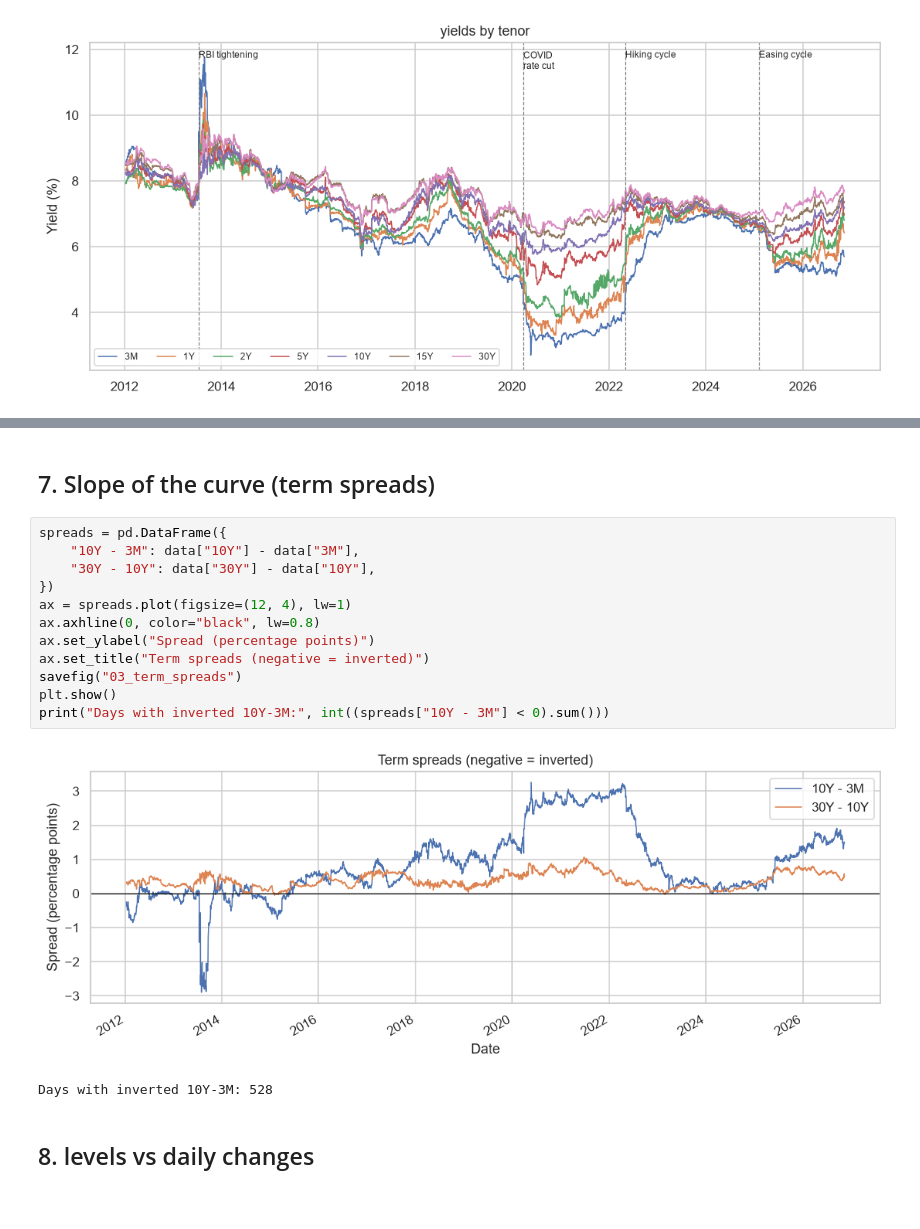
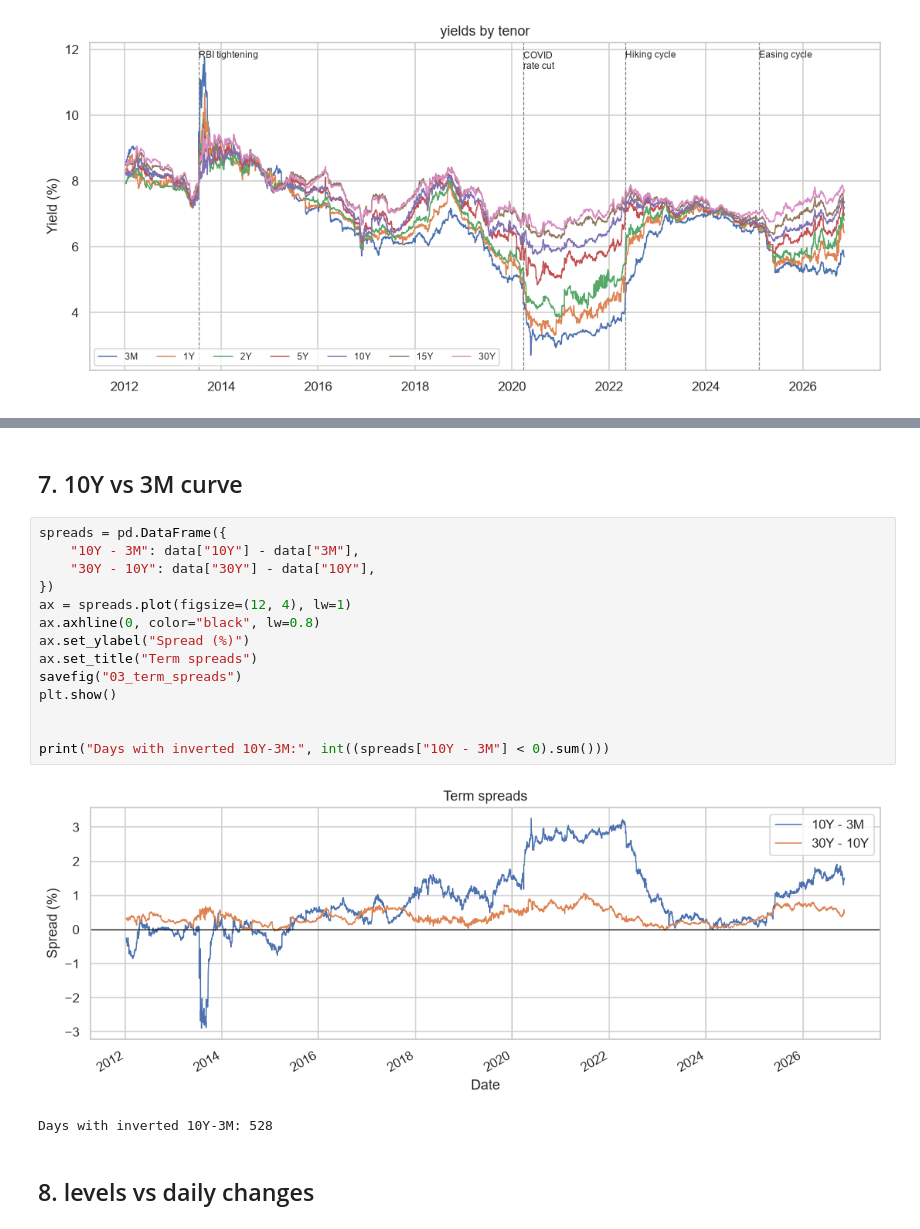
Before and after one commit to Krish-Arun/Yield_Curve_Prediction, a Jupyter notebook: 01_data_eda.ipynb, the cells around one changed output, grey strips where cells are left out. Saved outputs shown, nothing was run; the diff lists cells and outputs as text.

```diff
--- a/01_data_eda.ipynb
+++ b/01_data_eda.ipynb
@@ -188,19 +188,21 @@ plt.show()
 # %% [markdown]
-## 7. Slope of the curve (term spreads)
+## 7. 10Y vs 3M curve
 # %%
 spreads = pd.DataFrame({
     "10Y - 3M": data["10Y"] - data["3M"],
     "30Y - 10Y": data["30Y"] - data["10Y"],
 })
 ax = spreads.plot(figsize=(12, 4), lw=1)
 ax.axhline(0, color="black", lw=0.8)
-ax.set_ylabel("Spread (percentage points)")
-ax.set_title("Term spreads (negative = inverted)")
+ax.set_ylabel("Spread (%)")
+ax.set_title("Term spreads")
 savefig("03_term_spreads")
 plt.show()
+
+
 print("Days with inverted 10Y-3M:", int((spreads["10Y - 3M"] < 0).sum()))
 # %% [output]
-[figure, old version]
+[figure, new version]
 Days with inverted 10Y-3M: 528
 # %% [markdown]
 ## 8. levels vs daily changes
```
Also changed, not shown: parts of 11 cells of this notebook, 4 other files.
